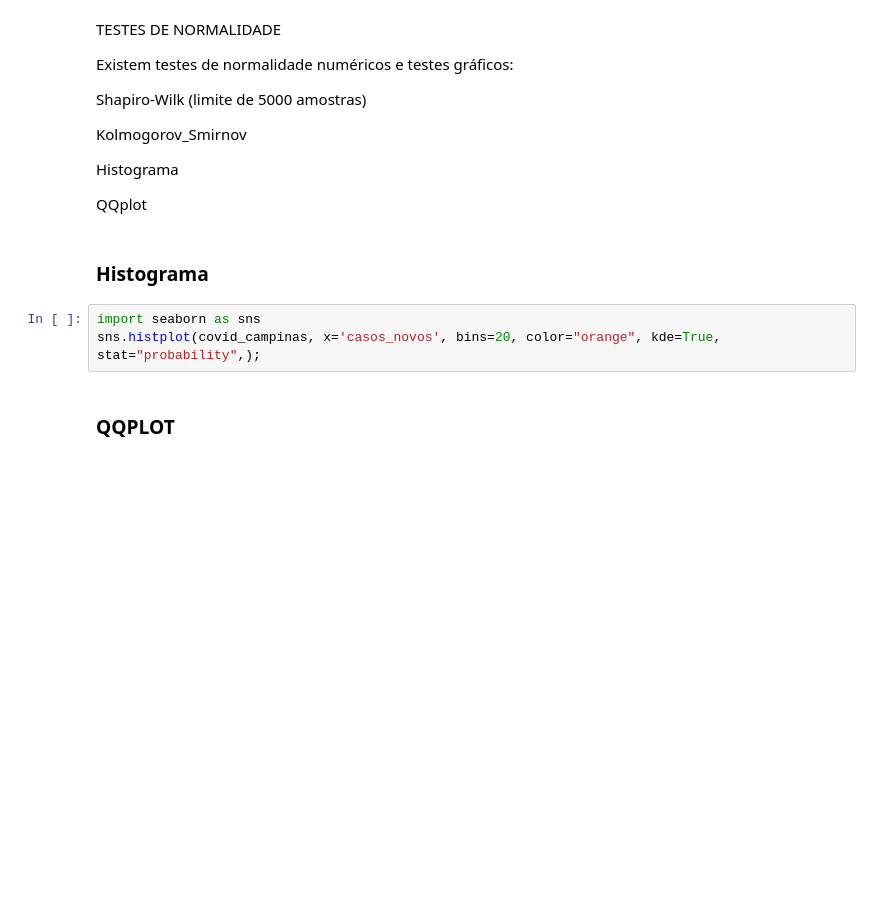
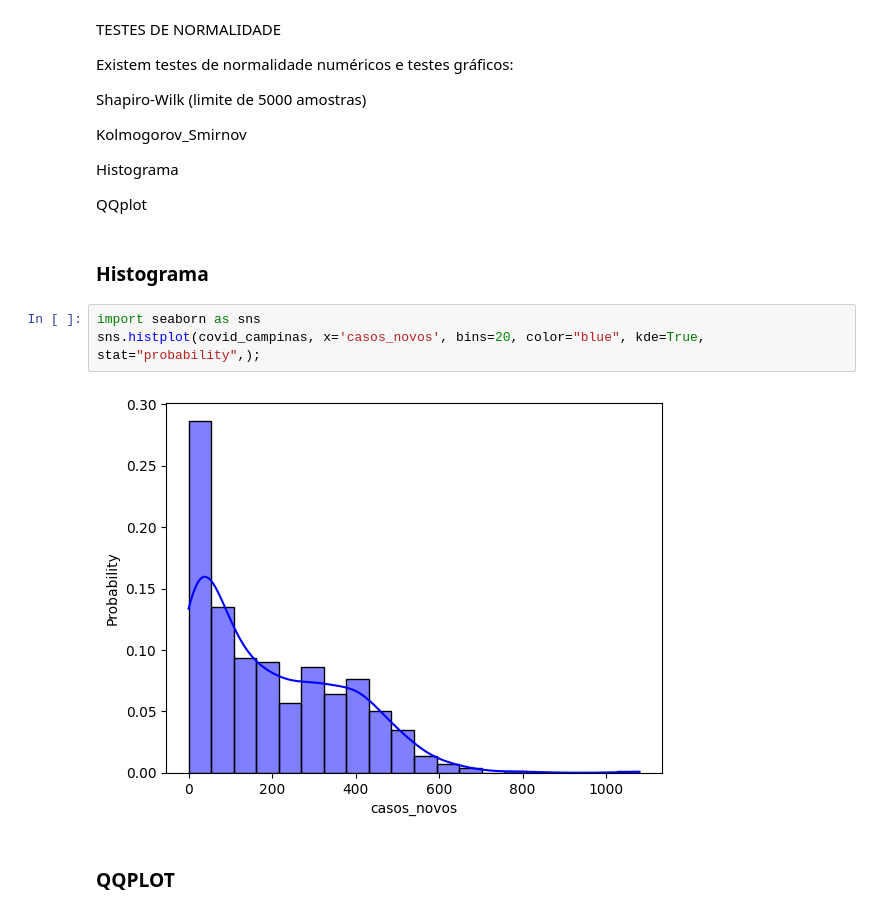
Before and after one commit to GuilhermeFogolin/Python-Dados-Machine-Learning, a Jupyter notebook: Análise_Projeto_01.ipynb, the cells around one changed output. Saved outputs shown, nothing was run; the diff lists cells and outputs as text; blank space fills up the shorter version.

Commit message:
Criando Histograma com Seaborn.

```diff
--- a/Análise_Projeto_01.ipynb
+++ b/Análise_Projeto_01.ipynb
@@ -542,7 +542,9 @@ QQplot
 ### Histograma
 # %%
 import seaborn as sns
-sns.histplot(covid_campinas, x='casos_novos', bins=20, color="orange", kde=True, stat="probability",);
+sns.histplot(covid_campinas, x='casos_novos', bins=20, color="blue", kde=True, stat="probability",);
+# %% [output]
+[figure, added]
 # %% [markdown]
 ### QQPLOT
 # %%
```
